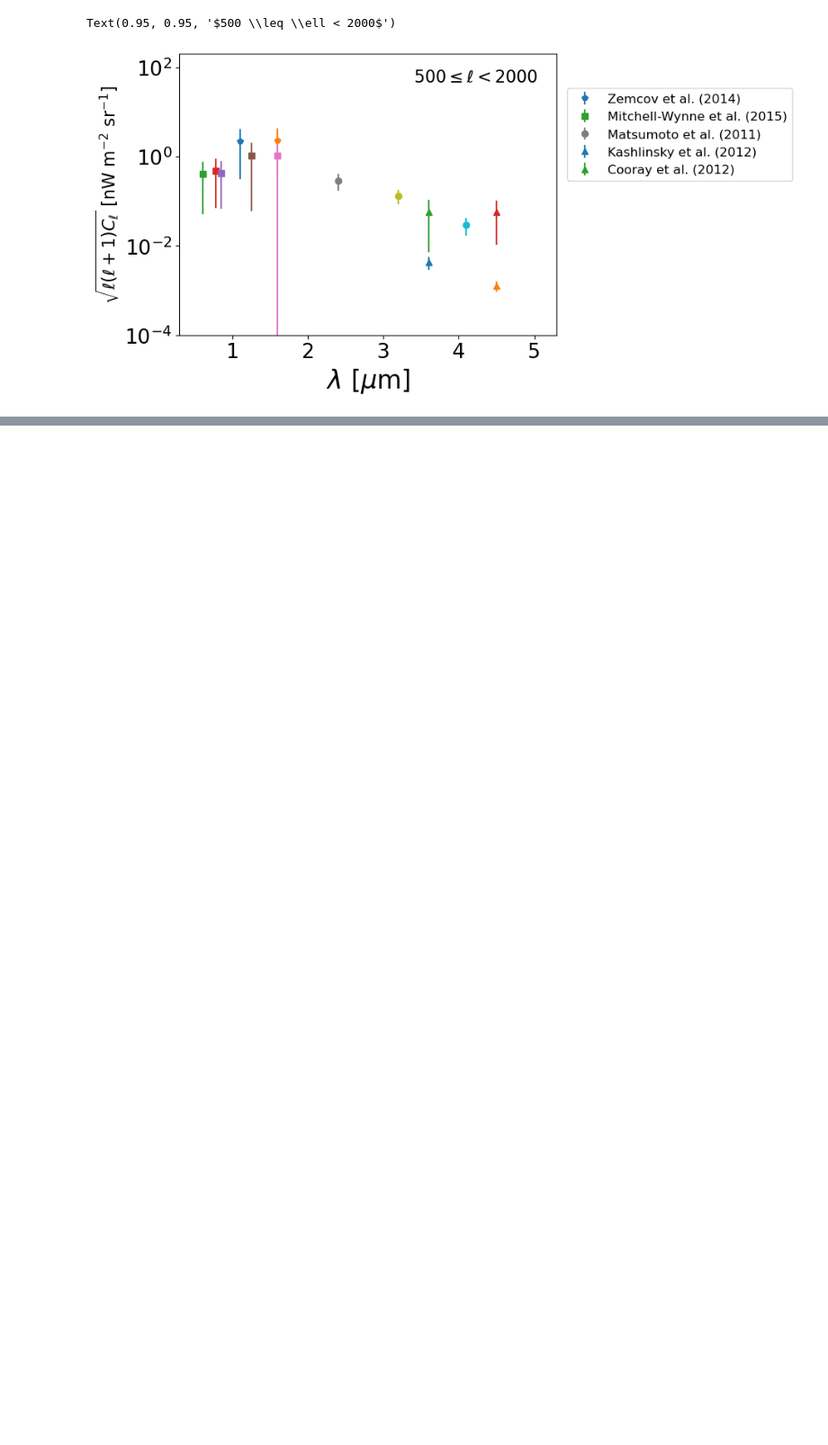
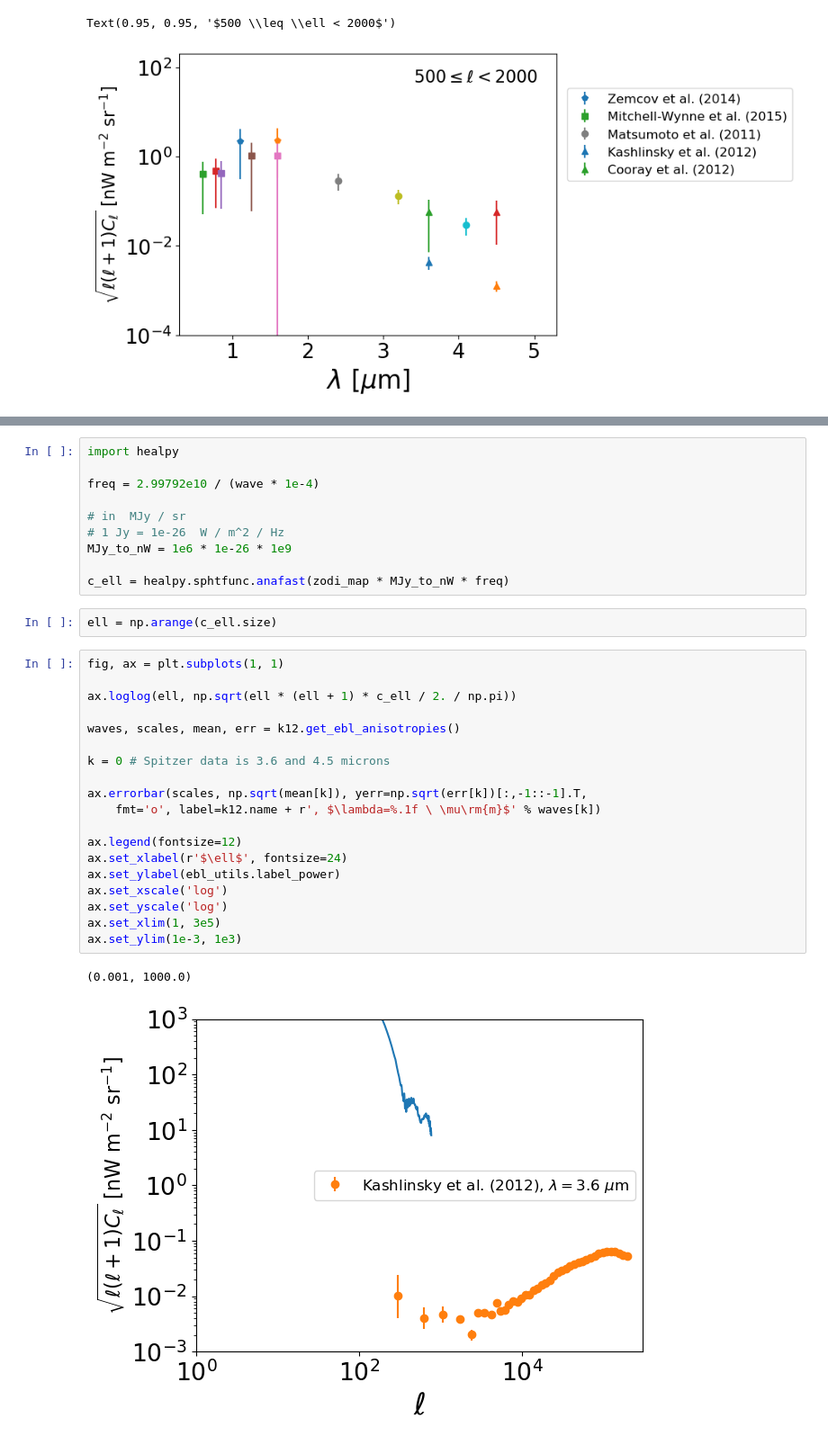
Before and after one commit to mirochaj/ebl_utils, a Jupyter notebook: docs/source/example_ebl_ps.ipynb, the cells around one changed output, grey strips where cells are left out. Shown: that part at 90% size. Cells and saved outputs as stored; diff of their text form; blank space fills up the shorter version.

```diff
--- a/docs/source/example_ebl_ps.ipynb
+++ b/docs/source/example_ebl_ps.ipynb
@@ -95,0 +129,34 @@ Text(0.95, 0.95, '$500 \\leq \\ell < 2000$')
+# %%
+import healpy
+
+freq = 2.99792e10 / (wave * 1e-4)
+
+# in  MJy / sr
+# 1 Jy = 1e-26  W / m^2 / Hz
+MJy_to_nW = 1e6 * 1e-26 * 1e9
+
+c_ell = healpy.sphtfunc.anafast(zodi_map * MJy_to_nW * freq)
+# %%
+ell = np.arange(c_ell.size)
+# %%
+fig, ax = plt.subplots(1, 1)
+
+ax.loglog(ell, np.sqrt(ell * (ell + 1) * c_ell / 2. / np.pi))
+
+waves, scales, mean, err = k12.get_ebl_anisotropies()
+
+k = 0 # Spitzer data is 3.6 and 4.5 microns
+
+ax.errorbar(scales, np.sqrt(mean[k]), yerr=np.sqrt(err[k])[:,-1::-1].T,
+    fmt='o', label=k12.name + r', $\lambda=%.1f \ \mu\rm{m}$' % waves[k])
+
+ax.legend(fontsize=12)
+ax.set_xlabel(r'$\ell$', fontsize=24)
+ax.set_ylabel(ebl_utils.label_power)
+ax.set_xscale('log')
+ax.set_yscale('log')
+ax.set_xlim(1, 3e5)
+ax.set_ylim(1e-3, 1e3)
+# %% [output]
+(0.001, 1000.0)
+[figure, added]
```
Also changed, not shown: parts of 3 cells of this notebook, 7 other files.
